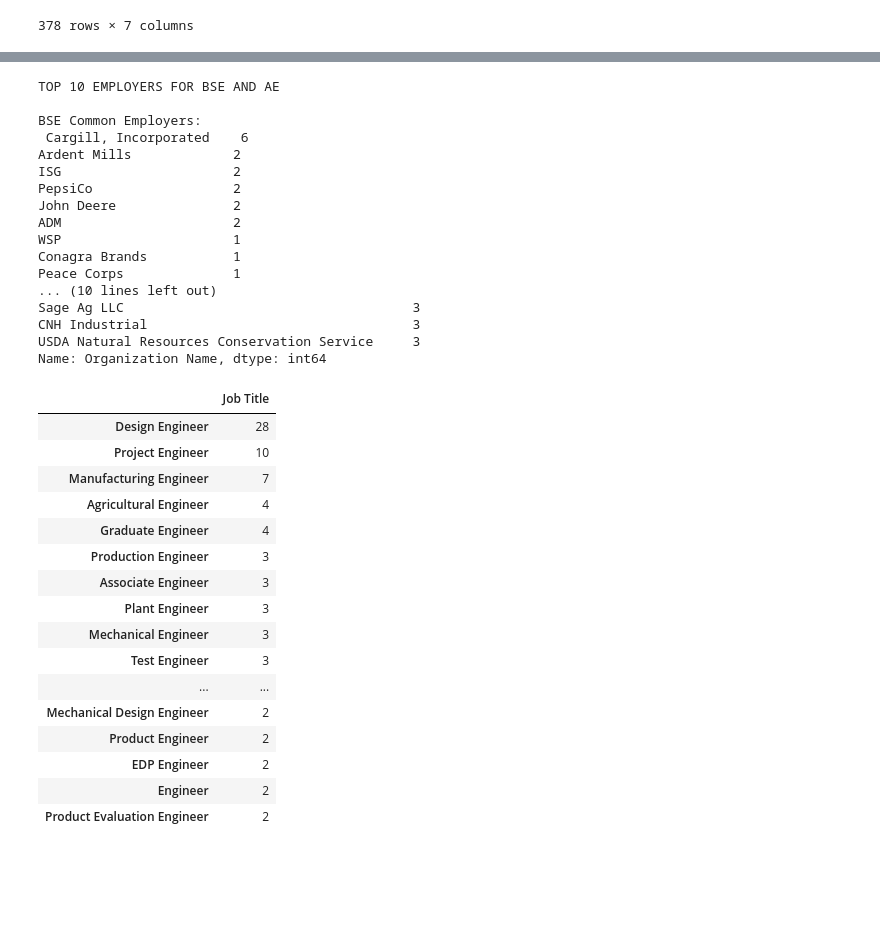
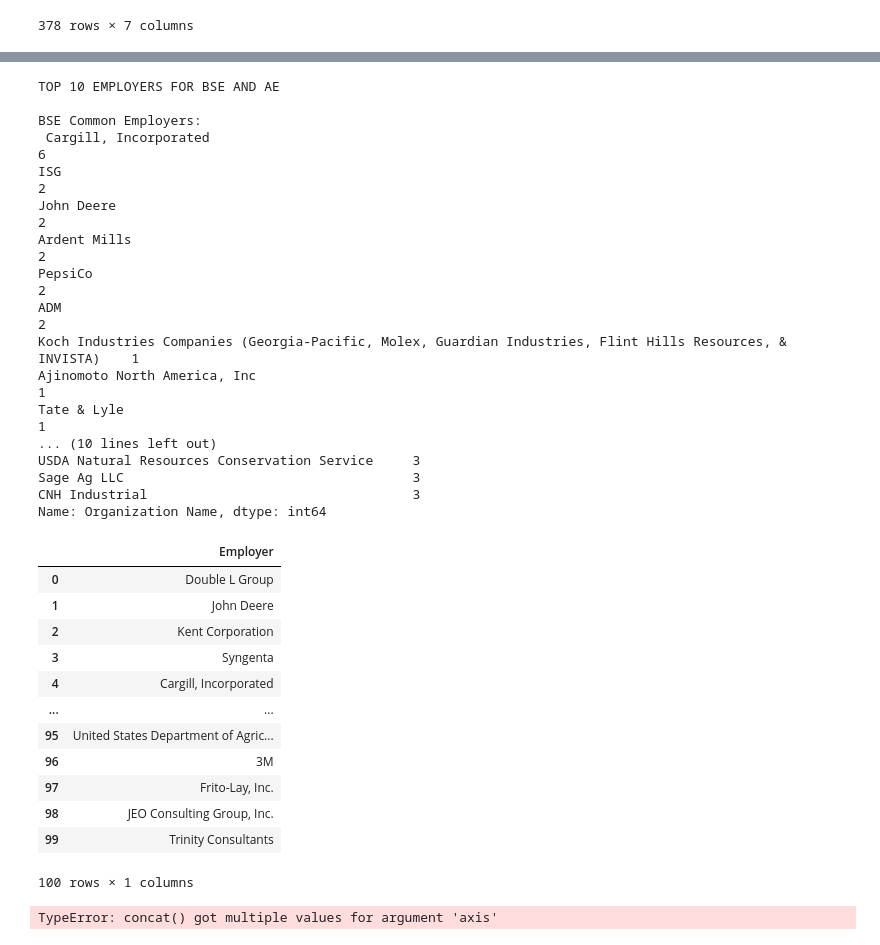
Before and after one commit to kjar0/516X-Final, a Jupyter notebook: ABE Employers.ipynb, the cells around one changed output, grey strips where cells are left out. Drawn from its saved outputs; the diff is of its cells as text; code cells hidden in the pictures; blank space fills up the shorter version.

```diff
--- a/ABE Employers.ipynb
+++ b/ABE Employers.ipynb
@@ -34,47 +34,53 @@ Wells Enterprises, Inc.                                    1
 Name: Organization Name, Length: 100, dtype: int64
 # %%
 bse = survey[survey['Major 1 at Graduation'] == 'Biological Systems Engineering']
-abe = survey[survey['Major 1 at Graduation'] == 'Agricultural Engineering']
+ag = survey[survey['Major 1 at Graduation'] == 'Agricultural Engineering']
 print('TOP 10 EMPLOYERS FOR BSE AND AE \n \nBSE Common Employers:\n',bse['Organization Name'].value_counts().nlargest(10))
-print('AE Common Employers: \n', abe['Organization Name'].value_counts().nlargest(10))
+print('AE Common Employers: \n', ag['Organization Name'].value_counts().nlargest(10))
+abe = pd.concat([bse['Organization Name'],ag['Organization Name']], axis=0)
+abe = survey['Organization Name']
+abe = abe.dropna(axis=0)
+abe = abe.unique()
+abe = pd.DataFrame(abe, columns=['Employer'])
+display(abe)
 # %% [output]
 TOP 10 EMPLOYERS FOR BSE AND AE
 
 BSE Common Employers:
- Cargill, Incorporated    6
-Ardent Mills             2
-ISG                      2
-PepsiCo                  2
-John Deere               2
-ADM                      2
-WSP                      1
-Conagra Brands           1
-Peace Corps              1
+ Cargill, Incorporated                                                                                        6
+ISG                                                                                                          2
+John Deere                                                                                                   2
+Ardent Mills                                                                                                 2
+PepsiCo                                                                                                      2
+ADM                                                                                                          2
+Koch Industries Companies (Georgia-Pacific, Molex, Guardian Industries, Flint Hills Resources, & INVISTA)    1
+Ajinomoto North America, Inc                                                                                 1
+Tate & Lyle                                                                                                  1
 ... (10 lines left out)
+USDA Natural Resources Conservation Service     3
 Sage Ag LLC                                     3
 CNH Industrial                                  3
-USDA Natural Resources Conservation Service     3
 Name: Organization Name, dtype: int64
+|  | Employer |
+| 0 | Double L Group |
+| 1 | John Deere |
+| 2 | Kent Corporation |
+| 3 | Syngenta |
+| 4 | Cargill, Incorporated |
+| ... | ... |
+| 95 | United States Department of Agric... |
+| 96 | 3M |
+| 97 | Frito-Lay, Inc. |
+| 98 | JEO Consulting Group, Inc. |
+| 99 | Trinity Consultants |
+100 rows × 1 columns
 # %%
 # Next, I isolated the most common job titles that ABE graduates have.
-# I chose the top 23 because this includes all job titles that at least 2 people acquired upon graduation.
-jtitle = survey['Job Title'].value_counts().nlargest(23).to_frame()
-jtitle
+# I selected all job titles that at least 2 people acquired upon graduation.
+bse_job = bse['Job Title'].value_counts().nlargest(4).to_frame()
+ag_job = ag['Job Title'].value_counts().nlargest(17).to_frame()
+bse_joblist = bse_job.index
+ag_joblist = ag_job.index
+abe_joblist = pd.concat(bse_joblist, ag_joblist, axis=1)
 # %% [output]
-|  | Job Title |
-| Design Engineer | 28 |
-| Project Engineer | 10 |
-| Manufacturing Engineer | 7 |
-| Agricultural Engineer | 4 |
-| Graduate Engineer | 4 |
-| Production Engineer | 3 |
-| Associate Engineer | 3 |
-| Plant Engineer | 3 |
-| Mechanical Engineer | 3 |
-| Test Engineer | 3 |
-| ... | ... |
-| Mechanical Design Engineer | 2 |
-| Product Engineer | 2 |
-| EDP Engineer | 2 |
-| Engineer | 2 |
-| Product Evaluation Engineer | 2 |
+TypeError: concat() got multiple values for argument 'axis'
```
Also changed, not shown: parts of 13 cells of this notebook.
